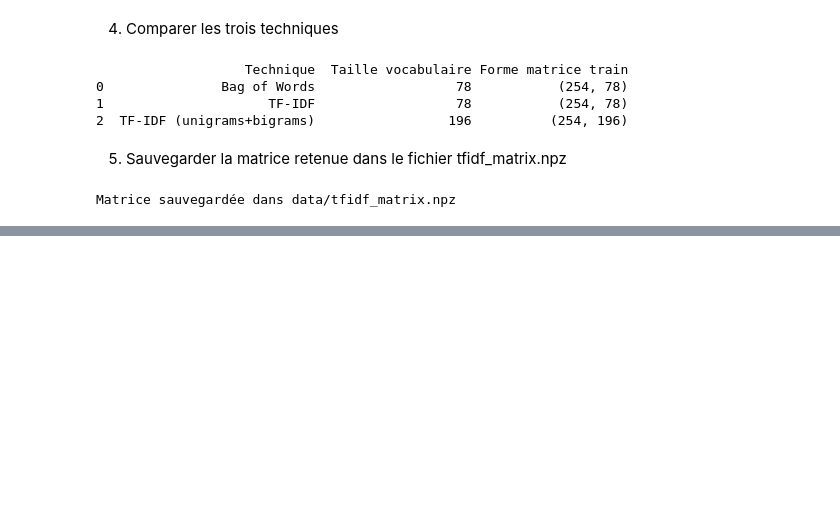
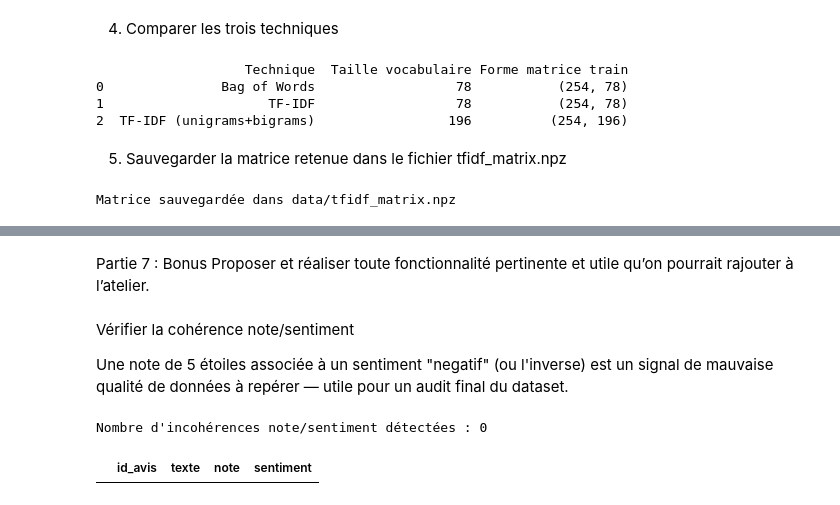
Before and after one commit to rokhayacoumbadiouf-bit/Atelier_Preparation_Donnees_Textuelles, a Jupyter notebook: atelier_prepa_donnees_textuelles/notebooks/atelier_prepa_donnees_textuelles.ipynb, the cells around one changed output, grey strips where cells are left out. Saved outputs shown, nothing was run; the diff lists cells and outputs as text; code cells hidden in the pictures; blank space fills up the shorter version.

Commit message:
BONUS

```diff
--- a/atelier_prepa_donnees_textuelles/notebooks/atelier_prepa_donnees_textuelles.ipynb
+++ b/atelier_prepa_donnees_textuelles/notebooks/atelier_prepa_donnees_textuelles.ipynb
@@ -733,0 +740,25 @@ Matrice sauvegardée dans data/tfidf_matrix.npz
+# %% [markdown]
+Partie 7 : Bonus
+Proposer et réaliser toute fonctionnalité pertinente et utile qu’on pourrait rajouter à l’atelier.
+# %% [markdown]
+Vérifier la cohérence note/sentiment
+
+Une note de 5 étoiles associée à un sentiment "negatif" (ou l'inverse) est un signal de mauvaise qualité de données à repérer — utile pour un audit final du dataset.
+# %%
+def detecter_incoherences_note_sentiment(df):
+    """
+    Détecte les avis où la note numérique est incohérente avec le sentiment étiqueté.
+    Ex : note élevée (4-5) mais sentiment negatif, ou note basse (1-2) mais sentiment positif.
+    """
+    incoherence_positive_note_basse = (df["sentiment"] == "positif") & (df["note"] <= 2)
+    incoherence_negative_note_haute = (df["sentiment"] == "negatif") & (df["note"] >= 4)
+
+    incoherences = df[incoherence_positive_note_basse | incoherence_negative_note_haute]
+    print(f"Nombre d'incohérences note/sentiment détectées : {len(incoherences)}")
+    return incoherences[["id_avis", "texte", "note", "sentiment"]]
+
+incoherences = detecter_incoherences_note_sentiment(df)
+incoherences.head(10)
+# %% [output]
+Nombre d'incohérences note/sentiment détectées : 0
+|  | id_avis | texte | note | sentiment |
```
Also changed, not shown: parts of 4 cells of this notebook.
